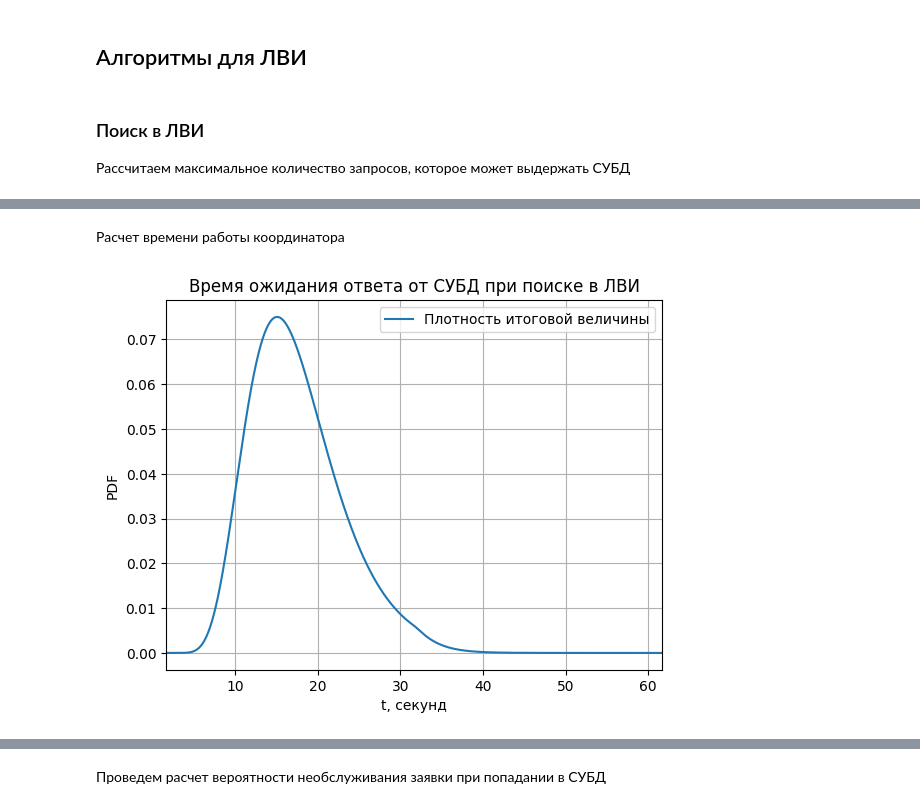
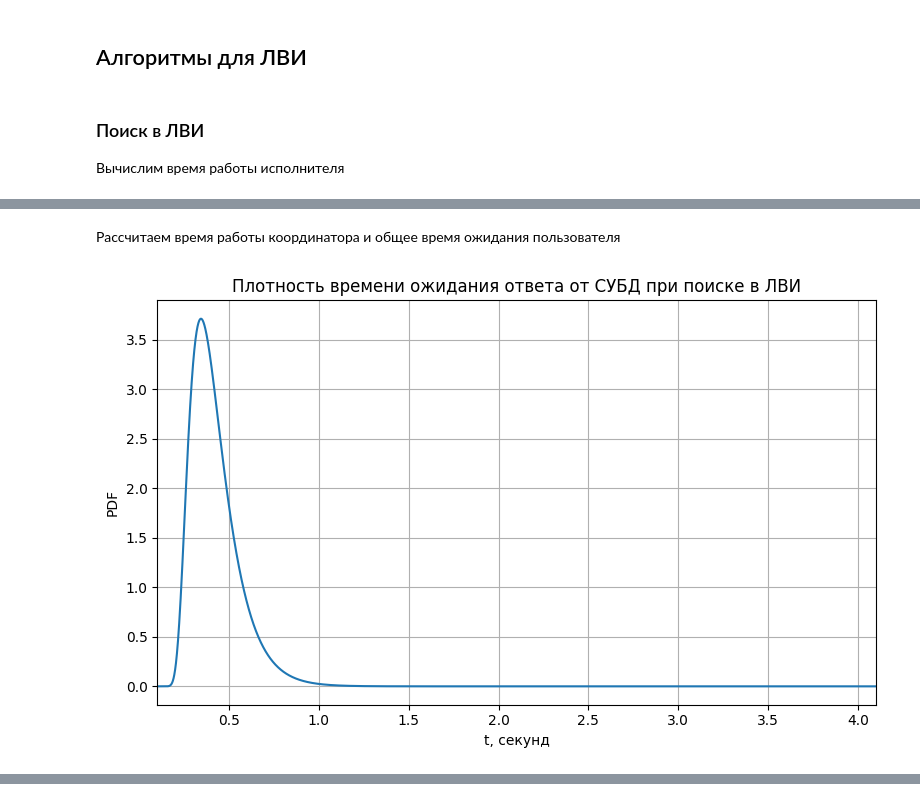
Before and after one commit to vitosotdihaet/pind, a Jupyter notebook: math-model-calculations/main.ipynb, the cells around one changed output, grey strips where cells are left out. Saved outputs shown, nothing was run; the diff lists cells and outputs as text; code cells hidden in the pictures.

Commit message:
feat: add efficiency parameters calculation for LSI search

```diff
--- a/math-model-calculations/main.ipynb
+++ b/math-model-calculations/main.ipynb
@@ -38,7 +38,7 @@ print(f"Загруженные настройки: {MATH_MODEL_INPUT}")
 # %% [markdown]
 ### Поиск в ЛВИ
 
-Рассчитаем максимальное количество запросов, которое может выдержать СУБД
+Вычислим время работы исполнителя
 # %%
 data_cardinality_per_replicaset = replicaset.data_cardinality_per_replicaset(
     MATH_MODEL_INPUT.data_cardinality, MATH_MODEL_INPUT.replicaset_count
@@ -87,7 +87,7 @@ output(res)
 # %% [output]
 [drawing not drawn]
 # %% [markdown]
-Расчет времени работы координатора
+Рассчитаем время работы координатора и общее время ожидания пользователя
 # %%
 exec_plan_size = replicaset.exec_plan_size(MATH_MODEL_INPUT.row_size)
 query_size = replicaset.query_size(MATH_MODEL_INPUT.row_size)
@@ -108,7 +108,7 @@ user_time_theta, user_time_k = (
 )
 
 # общая сетка для СВ
-x_grid = np.linspace(0, 30, 3000)
+x_grid = np.linspace(0, 2, 3000)
 
 time_cluster_request_response_i_pdf = gamma_dist.pdf(
     x_grid, scale=cluster_time_theta * 2, a=cluster_time_k
@@ -121,48 +121,42 @@ rv_i = helpers.RV(
 ).shift(deterministic_part_of_tcsi_search_LSI)
 
 rv_max = helpers.RV.maximum(rv_i, rv_i)
-for i in range(MATH_MODEL_INPUT.replicaset_count - 1):
+for i in range(MATH_MODEL_INPUT.replicaset_count - 2):
     rv_max = helpers.RV.maximum(rv_i, rv_max)
 
 # добавляем гамма-распределение задержки координатора
 time_user_request_response_pdf = gamma_dist.pdf(
     x_grid, a=user_time_k, scale=user_time_theta
 )
 time_user_request_response_cdf = gamma_dist.cdf(
     x_grid, a=user_time_k, scale=user_time_theta
 )
 rv_extra = helpers.RV(
     x_grid, time_user_request_response_pdf, time_user_request_response_cdf
 )
 
 deterministic_part_of_tus_new = (
     query_size
     + MATH_MODEL_INPUT.row_size
     * pk_per_fk_per_cardinality_per_replicaset
     * MATH_MODEL_INPUT.replicaset_count
 ) / MATH_MODEL_INPUT.user_net_speed
 
 time_user_search_LSI = (rv_max + rv_extra).shift(deterministic_part_of_tus_new)
 
 # рисуем
-plt.plot(
+fig, ax1 = plt.subplots(figsize=(8, 5))
+ax1.plot(
     time_user_search_LSI.x,
     time_user_search_LSI.pdf,
-    label="Плотность итоговой величины",
+    label="Плотность времени ожидания пользователя",
 )
-plt.xlabel("t, секунд")
-plt.ylabel("PDF")
-plt.title("Время ожидания ответа от СУБД при поиске в ЛВИ")
-plt.grid(True)
-plt.legend()
-plt.xlim(time_user_search_LSI.x[0], time_user_search_LSI.x[-1])
+ax1.set_xlabel("t, секунд")
+ax1.set_ylabel("PDF")
+ax1.set_title("Плотность времени ожидания ответа от СУБД при поиске в ЛВИ")
+ax1.grid(True)
+ax1.set_xlim(time_user_search_LSI.x[0], time_user_search_LSI.x[-1])
+fig.tight_layout()
 plt.show()
-
-max_load_executor_search_LSI = 1 / time_execute_search_LSI
-
-res = rf"""
-$#max_subintensity_search_LSI = 1 / #time_execute_search_LSI = {max_load_executor_search_LSI:.3f}$
-"""
-output(res)
 # %% [output]
-[figure, old version]
+[figure, new version]
@@ -170,2 +162,0 @@ output(res)
-# %% [markdown]
-Проведем расчет вероятности необслуживания заявки при попадании в СУБД
```
Also changed, not shown: parts of 7 cells of this notebook, 4 other files.
